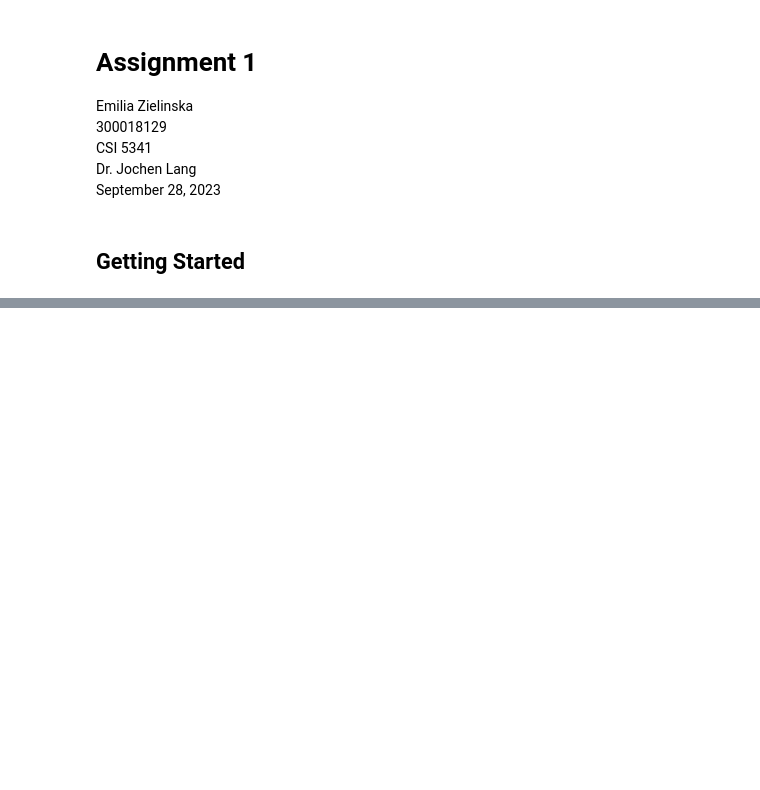
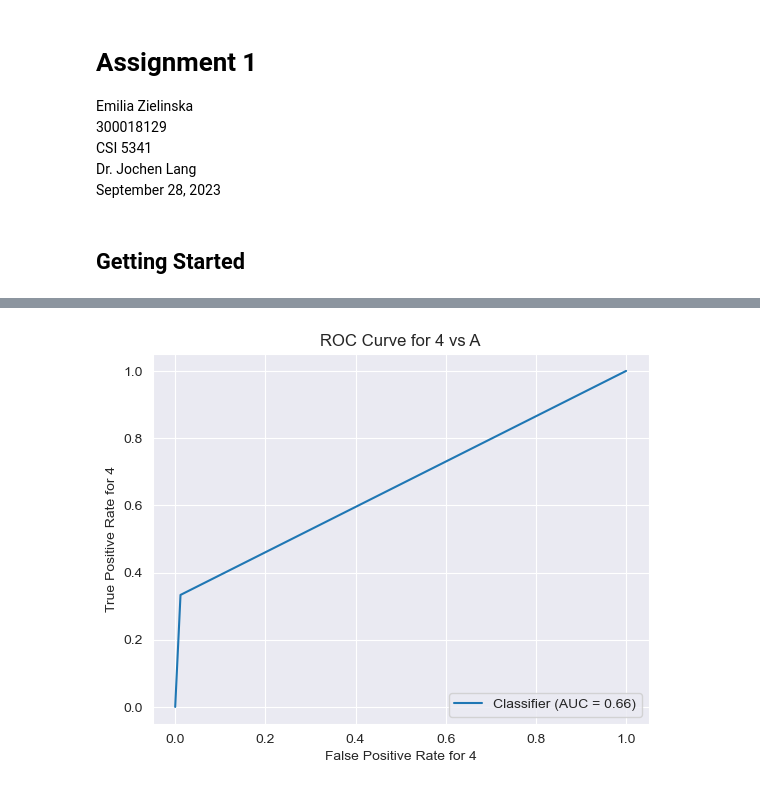
Before and after one commit to emiliamzz/Learning-Based-Comp-Vision, a Jupyter notebook: Assignment 1/a1_300018129_csi5341.ipynb, the cells around one changed output, grey strips where cells are left out. Drawn from its saved outputs; the diff is of its cells as text; code cells hidden in the pictures; blank space fills up the shorter version.

```diff
--- a/Assignment 1/a1_300018129_csi5341.ipynb
+++ b/Assignment 1/a1_300018129_csi5341.ipynb
@@ -58,0 +149,26 @@ for f in file_list_8:
+# %%
+# Create new arrays for test and pred where 4 = 1 and A = 0
+# This is necessary so that the ROC curve can be plotted properly
+
+roc_true = []
+for i in y_test:
+    if i == '4':
+        roc_true.append(1)
+    else:
+        roc_true.append(0)
+
+roc_pred = []
+for i in y_pred:
+    if i == '4':
+        roc_pred.append(1)
+    else:
+        roc_pred.append(0)
+
+# Plot the ROC curve
+RocCurveDisplay.from_predictions(roc_true, roc_pred)
+plt.title('ROC Curve for 4 vs A')
+plt.xlabel('False Positive Rate for 4')
+plt.ylabel('True Positive Rate for 4')
+plt.show()
+# %% [output]
+[figure, added]
```
Also changed, not shown: parts of 11 cells of this notebook.
